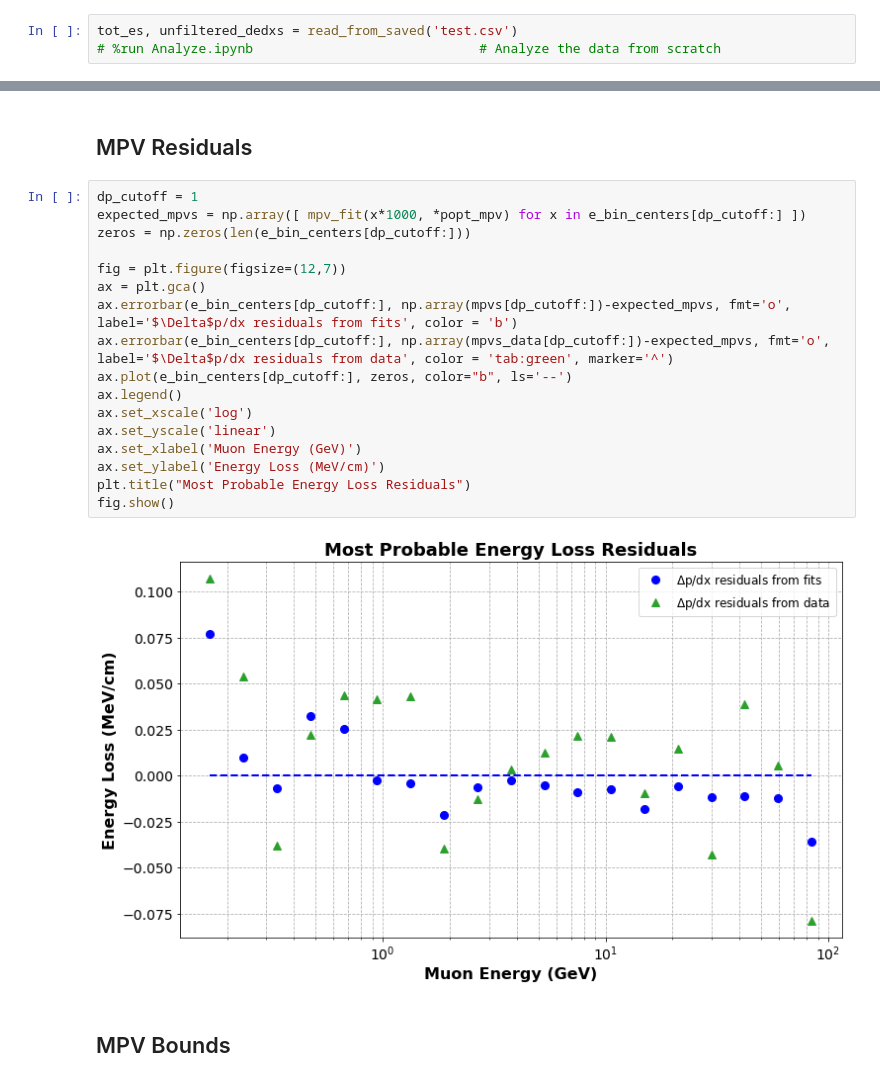
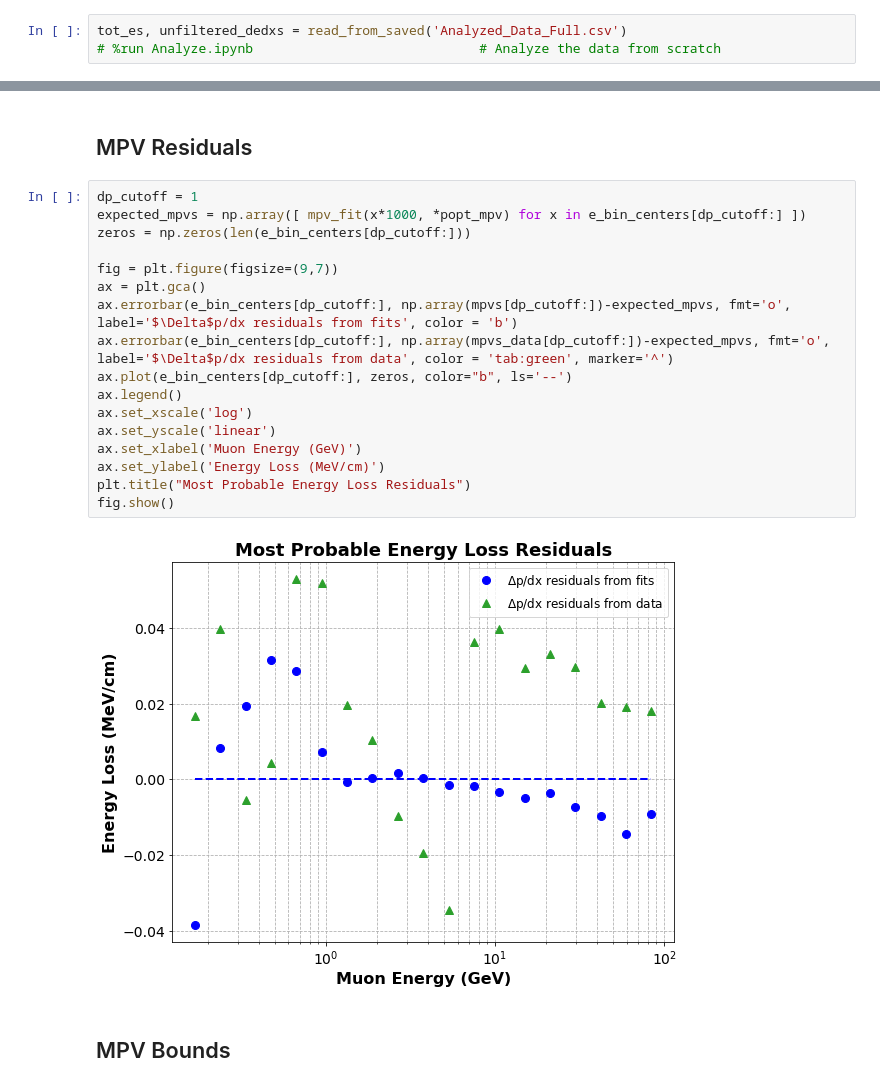
Before and after one commit to socrossley/Cosmic_Muon_CER, a Jupyter notebook: Fit.ipynb, the cells around one changed output, grey strips where cells are left out. Cells and saved outputs as stored; diff of their text form.

Commit message:
generated new plots

```diff
--- a/Fit.ipynb
+++ b/Fit.ipynb
@@ -35,6 +35,6 @@ def read_from_saved(name):
     print(f'reading from {path}.')
     return np.array(es), np.array(dedxs)
 # %%
-tot_es, unfiltered_dedxs = read_from_saved('test.csv')
+tot_es, unfiltered_dedxs = read_from_saved('Analyzed_Data_Full.csv')
 # %run Analyze.ipynb                             # Analyze the data from scratch
 # %% [output]
@@ -340,22 +342,22 @@ The MPV data is much better fit to the theoretical curve than the average value
 # %%
 dp_cutoff = 1
 expected_mpvs = np.array([ mpv_fit(x*1000, *popt_mpv) for x in e_bin_centers[dp_cutoff:] ])
 zeros = np.zeros(len(e_bin_centers[dp_cutoff:]))
 
-fig = plt.figure(figsize=(12,7))
+fig = plt.figure(figsize=(9,7))
 ax = plt.gca()
 ax.errorbar(e_bin_centers[dp_cutoff:], np.array(mpvs[dp_cutoff:])-expected_mpvs, fmt='o', label='$\Delta$p/dx residuals from fits', color = 'b')
 ax.errorbar(e_bin_centers[dp_cutoff:], np.array(mpvs_data[dp_cutoff:])-expected_mpvs, fmt='o', label='$\Delta$p/dx residuals from data', color = 'tab:green', marker='^')
 ax.plot(e_bin_centers[dp_cutoff:], zeros, color="b", ls='--')
 ax.legend()
 ax.set_xscale('log')
 ax.set_yscale('linear')
 ax.set_xlabel('Muon Energy (GeV)')
 ax.set_ylabel('Energy Loss (MeV/cm)')
 plt.title("Most Probable Energy Loss Residuals")
 fig.show()
 # %% [output]
-[figure, old version]
+[figure, new version]
 # %% [markdown]
 ## MPV Bounds
 # %%
```
Also changed, not shown: parts of 11 cells of this notebook, 48 other files.
